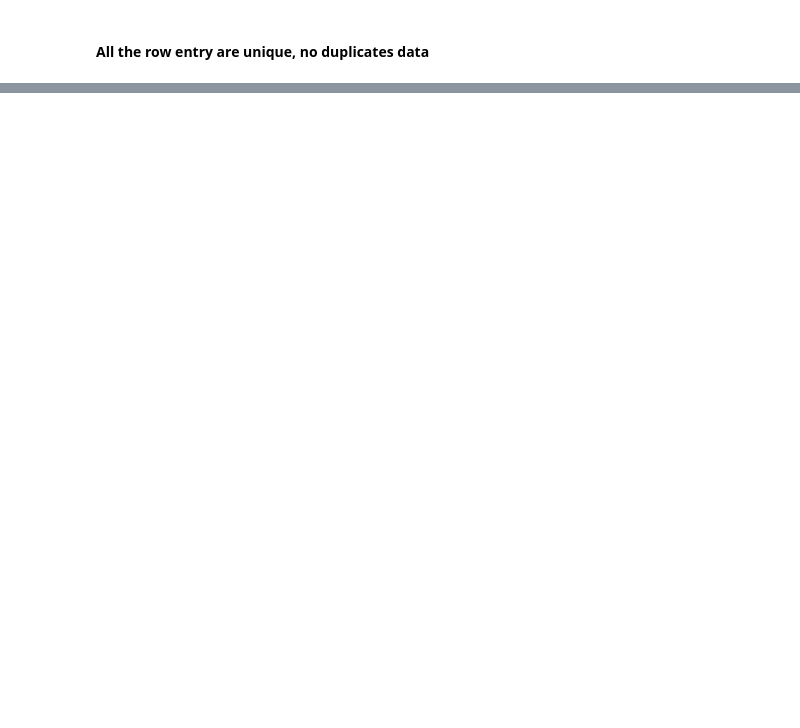
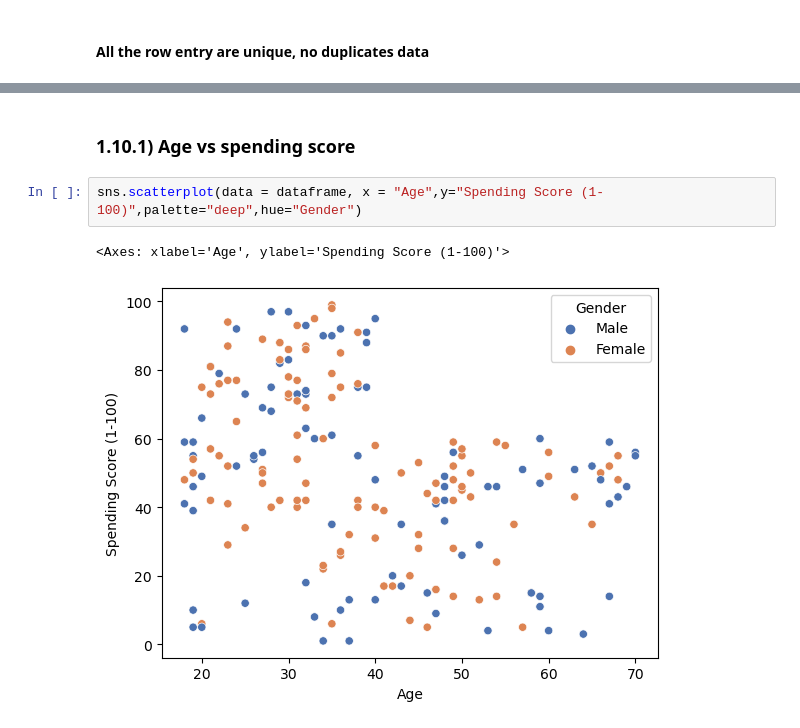
Before and after one commit to sajinamatya/Customer-Segmentation-, a Jupyter notebook: customer segmentation.ipynb, the cells around one changed output, grey strips where cells are left out. Drawn from its saved outputs; the diff is of its cells as text; blank space fills up the shorter version.

```diff
--- a/customer segmentation.ipynb
+++ b/customer segmentation.ipynb
@@ -225,0 +220,7 @@ msno.matrix(dataframe)
+# %% [markdown]
+### 1.10.1) Age vs spending score
+# %%
+sns.scatterplot(data = dataframe, x = "Age",y="Spending Score (1-100)",palette="deep",hue="Gender")
+# %% [output]
+<Axes: xlabel='Age', ylabel='Spending Score (1-100)'>
+[figure, added]
```
Also changed, not shown: parts of 15 cells of this notebook, 1 other file.
